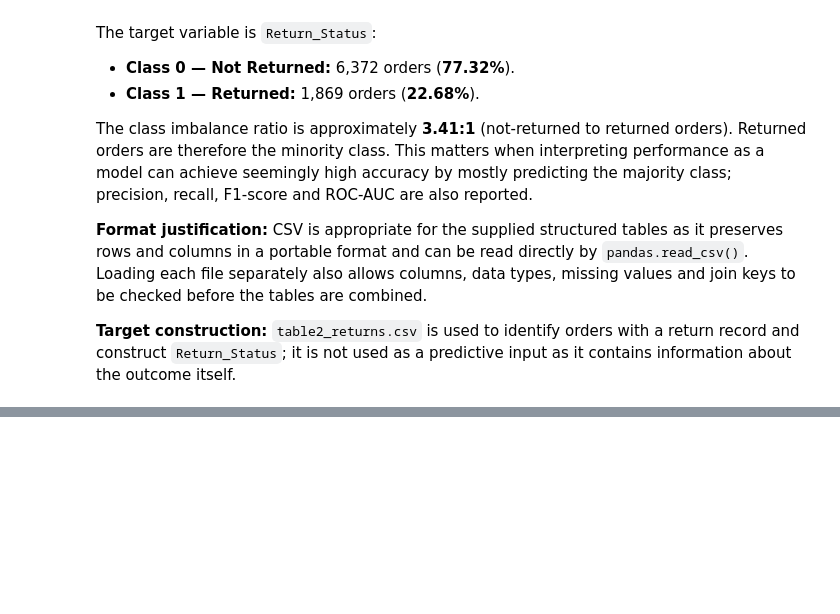
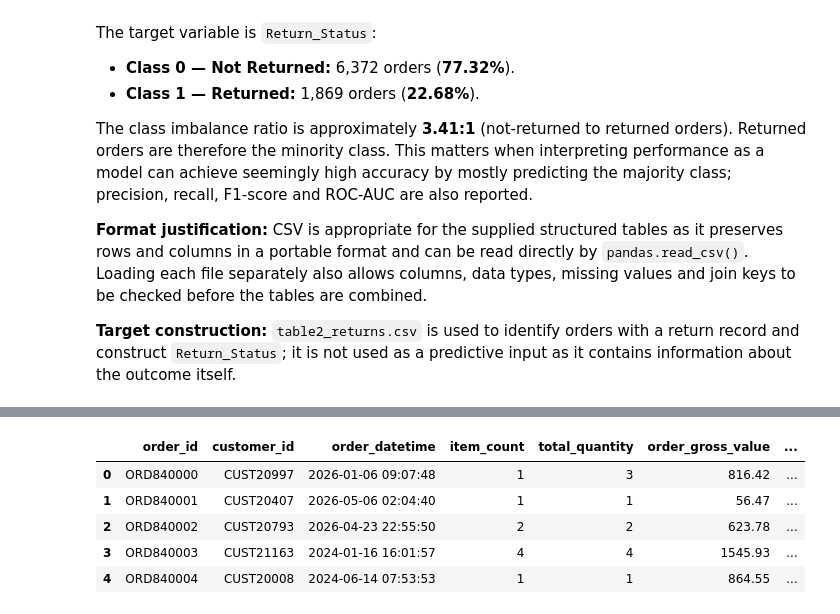
Before and after one commit to Payal942/Capstone-STADIOalot-Return-Prediction, a Jupyter notebook: notebooks/SS3_PartB.ipynb, the cells around one changed output, grey strips where cells are left out. Saved outputs shown, nothing was run; the diff lists cells and outputs as text; code cells hidden in the pictures; blank space fills up the shorter version.

```diff
--- a/notebooks/SS3_PartB.ipynb
+++ b/notebooks/SS3_PartB.ipynb
@@ -470,0 +988,76 @@ The class imbalance ratio is approximately **3.41:1** (not-returned to returned
+# %%
+# ============================================================
+# 18. MERGE ALL PREDICTIVE TABLES
+# ============================================================
+
+model_data = orders_features.copy()
+
+# Product information
+model_data = model_data.merge(
+    products_features,
+    on="order_id",
+    how="left"
+)
+
+# Seller information
+model_data = model_data.merge(
+    seller_features,
+    on="order_id",
+    how="left"
+)
+
+# Customer information
+model_data = model_data.merge(
+    customer_features,
+    on="order_id",
+    how="left"
+)
+
+# Customer behaviour
+model_data = model_data.merge(
+    behaviour_features,
+    on="order_id",
+    how="left"
+)
+
+# Inventory information
+model_data = model_data.merge(
+    inventory_features,
+    on="order_id",
+    how="left"
+)
+
+# Delivery information
+model_data = model_data.merge(
+    delivery_features,
+    on="order_id",
+    how="left"
+)
+
+# Add target.
+model_data = model_data.merge(
+    orders_with_target,
+    on="order_id",
+    how="left"
+)
+
+print(f"Final modelling rows before feature preparation: {len(model_data):,}")
+print(f"Final modelling columns: {len(model_data.columns):,}")
+
+display(model_data.head())
+
+# ============================================================
+# 19. VERIFY ORDER-LEVEL MODELLING UNIT
+# ============================================================
+
+total_rows = len(model_data)
+unique_orders = model_data["order_id"].nunique()
+
+print(f"Total modelling rows : {total_rows:,}")
+print(f"Unique order IDs     : {unique_orders:,}")
+
+if total_rows == unique_orders:
+    print("\nPASS: There is exactly one modelling row per order.")
+else:
+    print("\nWARNING: Duplicate order IDs remain.")
+# %% [output]
@@ -470,0 +1066,6 @@ The class imbalance ratio is approximately **3.41:1** (not-returned to returned
+|  | order_id | customer_id | order_datetime | item_count | total_quantity | order_gross_value | ... |
+| 0 | ORD840000 | CUST20997 | 2026-01-06 09:07:48 | 1 | 3 | 816.42 | ... |
+| 1 | ORD840001 | CUST20407 | 2026-05-06 02:04:40 | 1 | 1 | 56.47 | ... |
+| 2 | ORD840002 | CUST20793 | 2026-04-23 22:55:50 | 2 | 2 | 623.78 | ... |
+| 3 | ORD840003 | CUST21163 | 2024-01-16 16:01:57 | 4 | 4 | 1545.93 | ... |
+| 4 | ORD840004 | CUST20008 | 2024-06-14 07:53:53 | 1 | 1 | 864.55 | ... |
```
Also changed, not shown: parts of 14 cells of this notebook, 1 other file.
